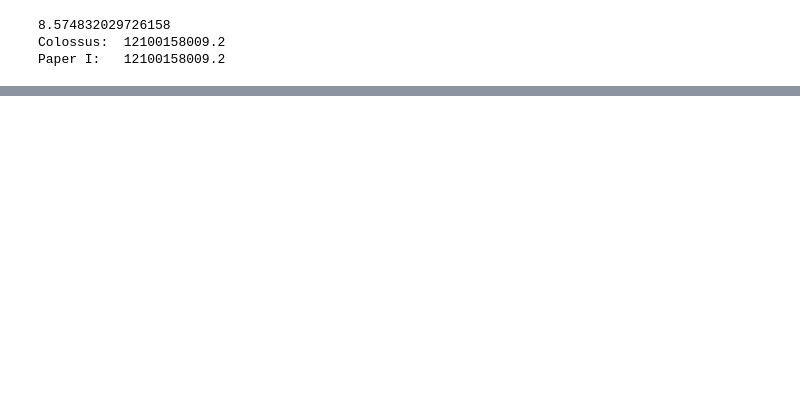
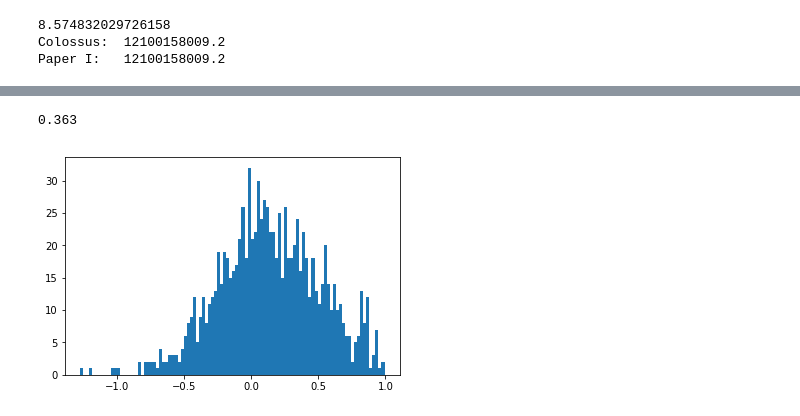
Before and after one commit to lue/halohalo, a Jupyter notebook: Mock_Halo.ipynb, the cells around one changed output, grey strips where cells are left out. Drawn from its saved outputs; the diff is of its cells as text; code cells hidden in the pictures; blank space fills up the shorter version.

```diff
--- a/Mock_Halo.ipynb
+++ b/Mock_Halo.ipynb
@@ -228,0 +358,27 @@ present-day mass.
+# %%
+# Paper 3 Eqution between 5 and 6
+
+def radial_PDF(M_host, z_host, c_host):
+    profile = NFWProfile(M=M_host, mdef = 'vir', z = z_host, c = c_host)
+    Rvir_host = profile.RDelta(z, 'vir')
+    r_list = np.logspace(np.log10(Rvir_host/100), np.log10(Rvir_host*10),1000)
+    dens_list = profile.density(r=r_list)
+    return r_list/Rvir_host, 4*np.pi*r_list**2*dens_list*p3e5(r_list/Rvir_host)
+
+def generate_radiuses(M_host, z_host, c_host, size=1000):
+    r_list, r_pdf = radial_PDF(M_host, z_host, c_host)
+    r_pdf /= r_pdf.max()
+    x,y = np.random.uniform(0,1,[2,size*10])
+    x*=10
+    x = x[y<np.interp(x=x, xp=r_list, fp=r_pdf)]
+    return x[:size]
+
+r_list, r_pdf = radial_PDF(M_host, z_host, c_host)
+temp = generate_radiuses(M_host, z_host, c_host)
+# plt.plot(r_list, r_pdf/r_pdf.max())
+plt.hist(np.log10(temp),100)
+print(np.sum(temp<1)/len(temp))
+plt.show()
+# %% [output]
+0.363
+[figure, added]
```
Also changed, not shown: parts of 34 cells of this notebook, 18 other files.
